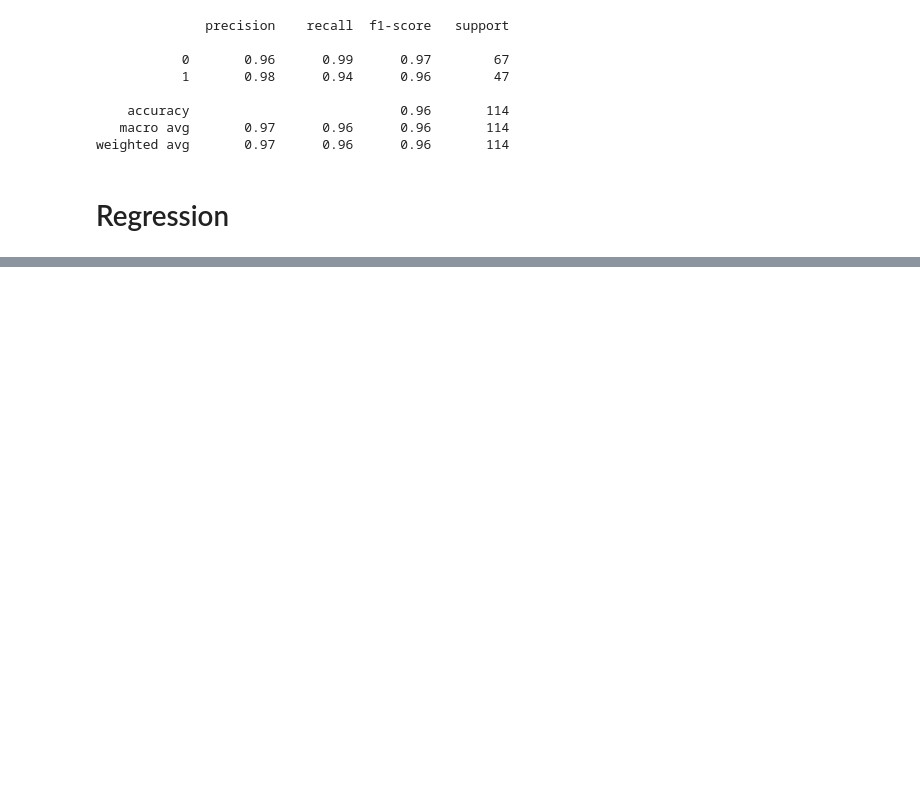
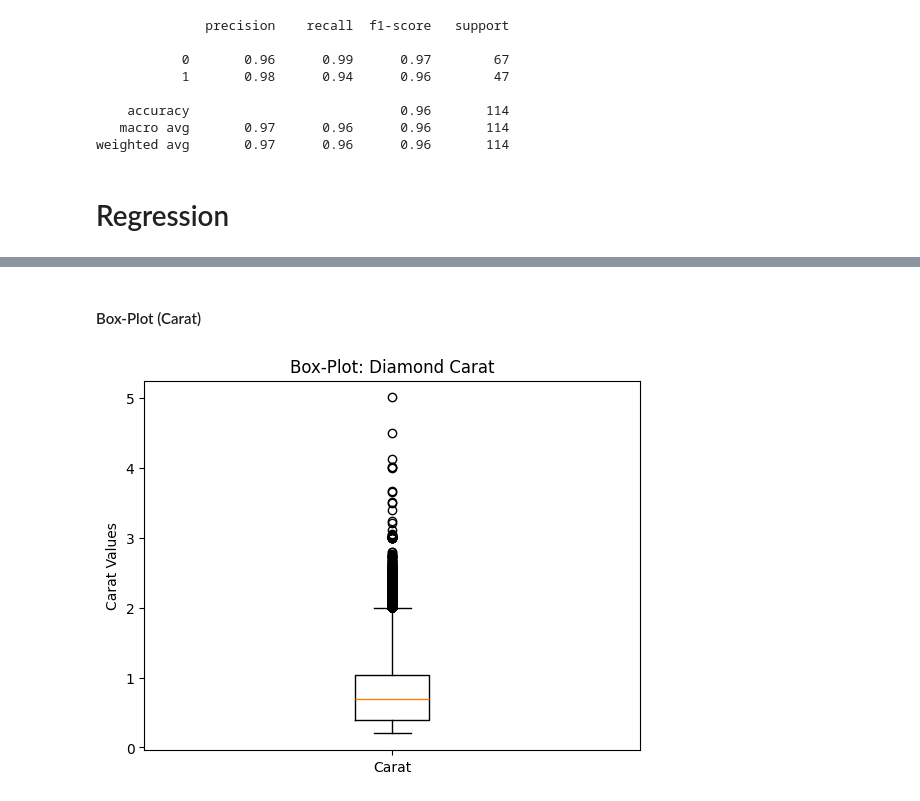
Before and after one commit to ShrDar/EDA-Classification-and-Regression-Models, a Jupyter notebook: notebooks/EDA_Classification_Regression.ipynb, the cells around one changed output, grey strips where cells are left out. Drawn from its saved outputs; the diff is of its cells as text; code cells hidden in the pictures; blank space fills up the shorter version.

```diff
--- a/notebooks/EDA_Classification_Regression.ipynb
+++ b/notebooks/EDA_Classification_Regression.ipynb
@@ -882,0 +1098,11 @@ weighted avg       0.97      0.96      0.96       114
+# %% [markdown]
+#### Box-Plot (Carat)
+# %%
+plt.title("Box-Plot: Diamond Carat")
+
+plt.ylabel('Carat Values')
+plt.boxplot(regression_df['carat'], tick_labels = ['Carat'])
+
+plt.show()
+# %% [output]
+[figure, added]
```
Also changed, not shown: parts of 60 cells of this notebook.
